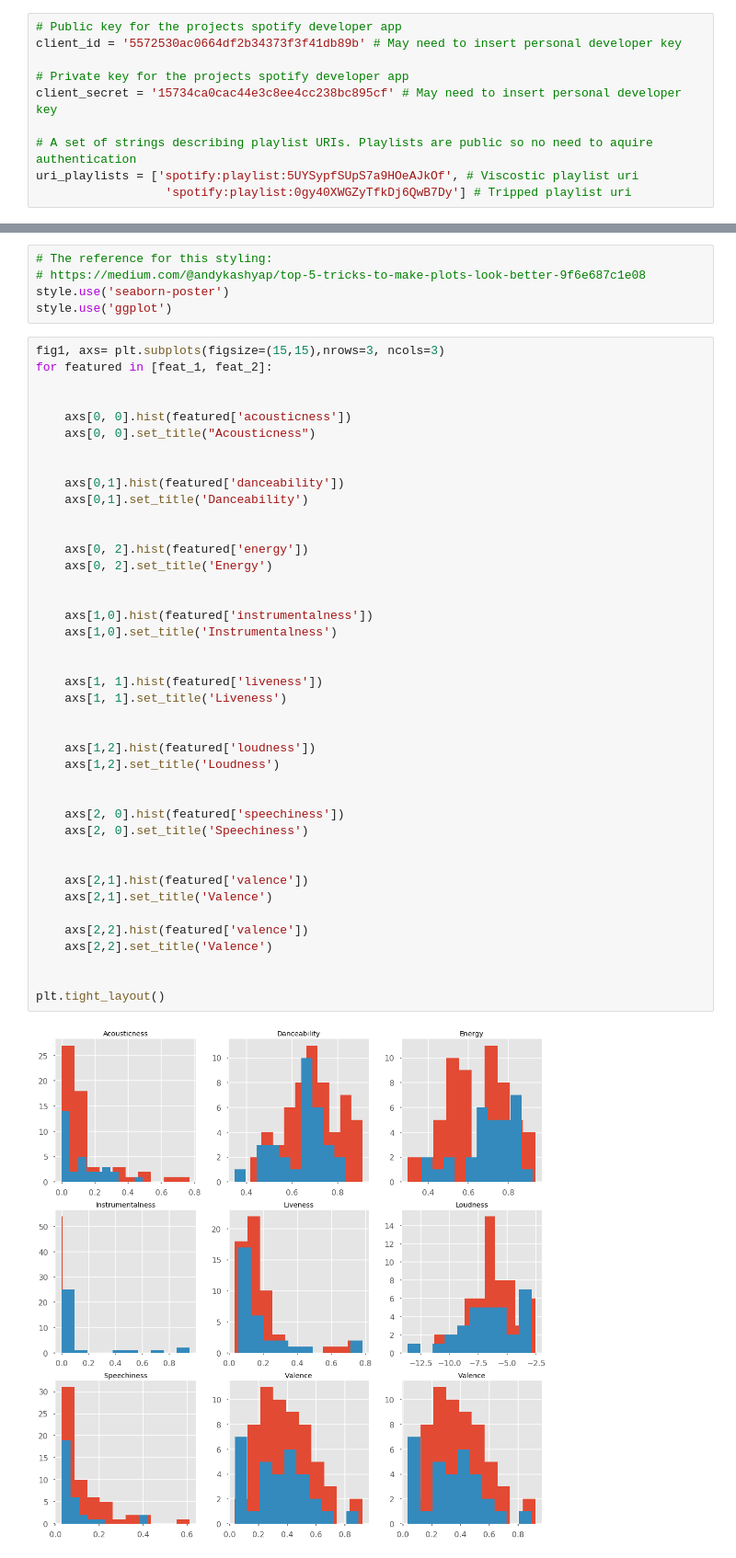
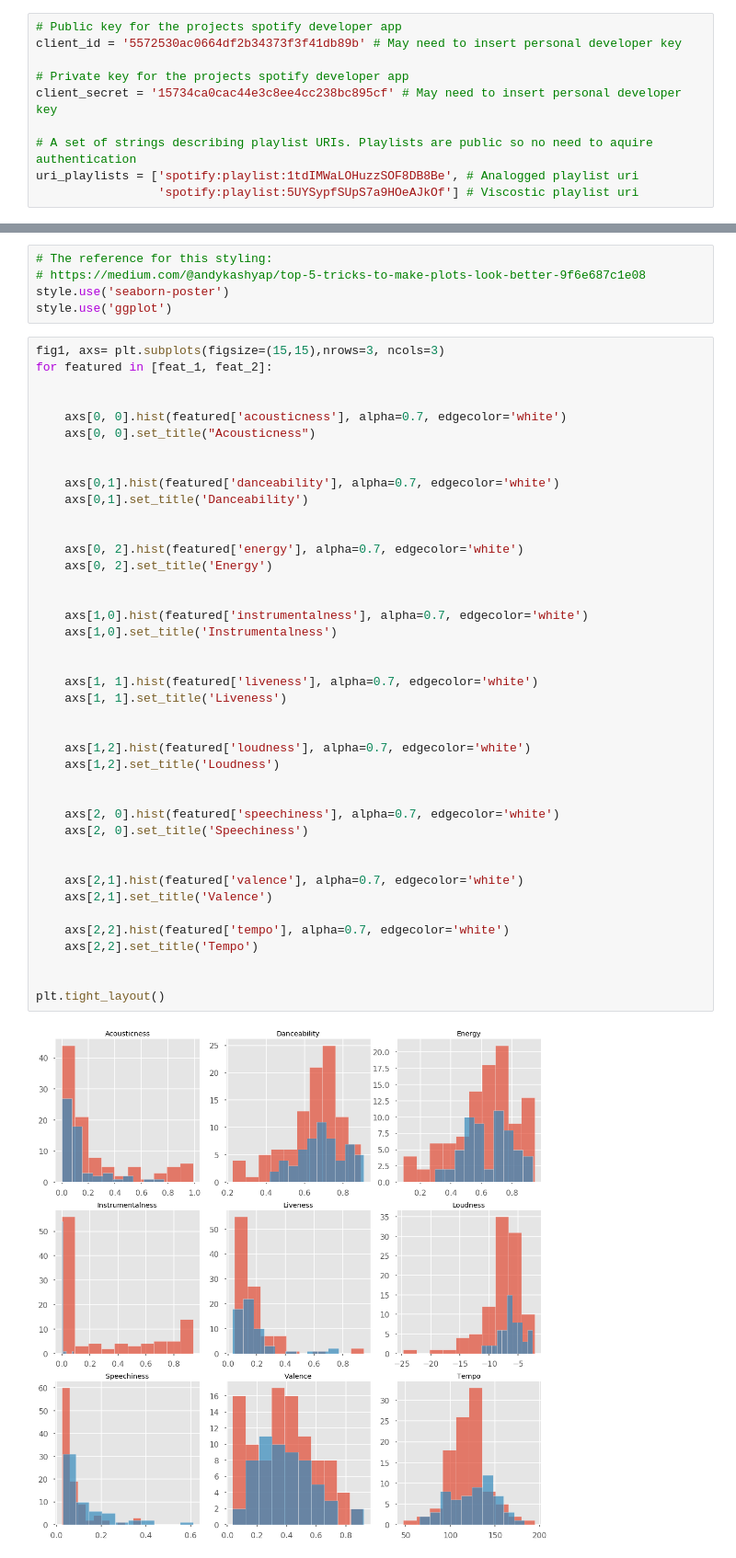
Before and after one commit to Chief-Dom/Spotify_FTB, a Jupyter notebook: playlist_visualization.ipynb, the cells around one changed output, grey strips where cells are left out. Shown at 92% size. Cells and saved outputs as stored; diff of their text form.

Commit message:
added to visualizations, started algorithm for identifyings playlist similarity

```diff
--- a/playlist_visualization.ipynb
+++ b/playlist_visualization.ipynb
@@ -40,8 +40,8 @@ client_id = '5572530ac0664df2b34373f3f41db89b' # May need to insert personal dev
 client_secret = '15734ca0cac44e3c8ee4cc238bc895cf' # May need to insert personal developer key
 
 # A set of strings describing playlist URIs. Playlists are public so no need to aquire authentication
-uri_playlists = ['spotify:playlist:5UYSypfSUpS7a9HOeAJkOf', # Viscostic playlist uri
-                  'spotify:playlist:0gy40XWGZyTfkDj6QwB7Dy'] # Tripped playlist uri
+uri_playlists = ['spotify:playlist:1tdIMWaLOHuzzSOF8DB8Be', # Analogged playlist uri
+                 'spotify:playlist:5UYSypfSUpS7a9HOeAJkOf'] # Viscostic playlist uri
 # %%
 client_credentials_manager = SpotifyClientCredentials(client_id, client_secret)
 sp = spotipy.Spotify(client_credentials_manager=client_credentials_manager)
@@ -89,41 +69,41 @@ fig1, axs= plt.subplots(figsize=(15,15),nrows=3, ncols=3)
 for featured in [feat_1, feat_2]:
 
 
-    axs[0, 0].hist(featured['acousticness'])
+    axs[0, 0].hist(featured['acousticness'], alpha=0.7, edgecolor='white')
     axs[0, 0].set_title("Acousticness")
 
 
-    axs[0,1].hist(featured['danceability'])
+    axs[0,1].hist(featured['danceability'], alpha=0.7, edgecolor='white')
     axs[0,1].set_title('Danceability')
 
 
-    axs[0, 2].hist(featured['energy'])
+    axs[0, 2].hist(featured['energy'], alpha=0.7, edgecolor='white')
     axs[0, 2].set_title('Energy')
 
 
-    axs[1,0].hist(featured['instrumentalness'])
+    axs[1,0].hist(featured['instrumentalness'], alpha=0.7, edgecolor='white')
     axs[1,0].set_title('Instrumentalness')
 
 
-    axs[1, 1].hist(featured['liveness'])
+    axs[1, 1].hist(featured['liveness'], alpha=0.7, edgecolor='white')
     axs[1, 1].set_title('Liveness')
 
 
-    axs[1,2].hist(featured['loudness'])
+    axs[1,2].hist(featured['loudness'], alpha=0.7, edgecolor='white')
     axs[1,2].set_title('Loudness')
 
 
-    axs[2, 0].hist(featured['speechiness'])
+    axs[2, 0].hist(featured['speechiness'], alpha=0.7, edgecolor='white')
     axs[2, 0].set_title('Speechiness')
 
 
-    axs[2,1].hist(featured['valence'])
+    axs[2,1].hist(featured['valence'], alpha=0.7, edgecolor='white')
     axs[2,1].set_title('Valence')
 
-    axs[2,2].hist(featured['valence'])
-    axs[2,2].set_title('Valence')
+    axs[2,2].hist(featured['tempo'], alpha=0.7, edgecolor='white')
+    axs[2,2].set_title('Tempo')
 
 
 plt.tight_layout()
 # %% [output]
-[figure, old version]
+[figure, new version]
```
Also changed, not shown: parts of 6 cells of this notebook.
